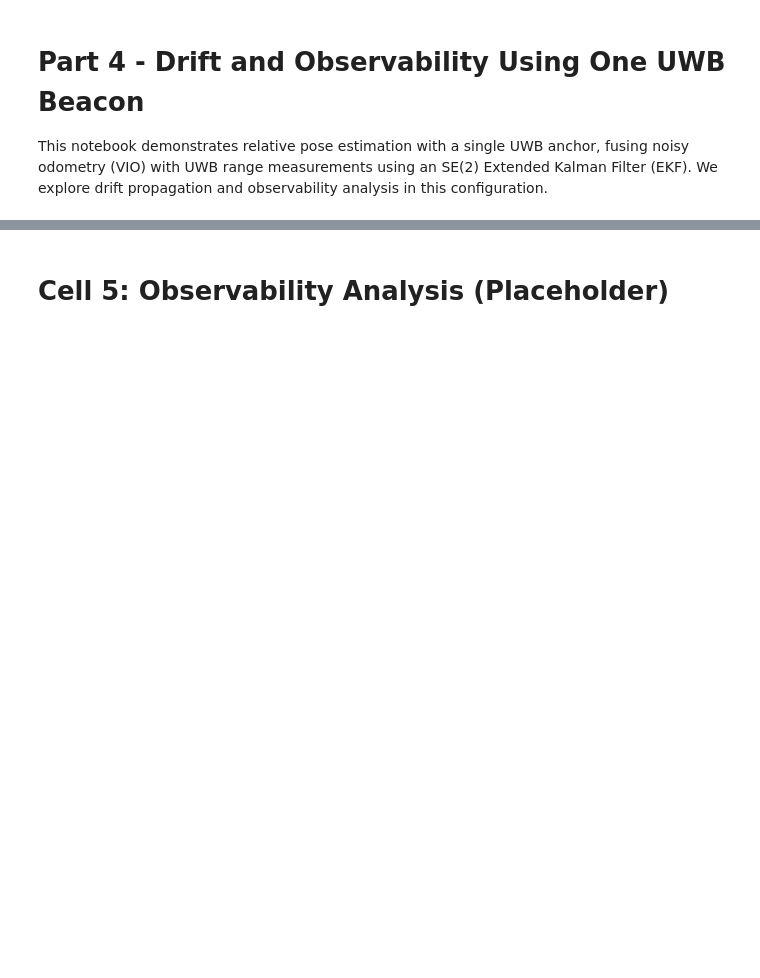
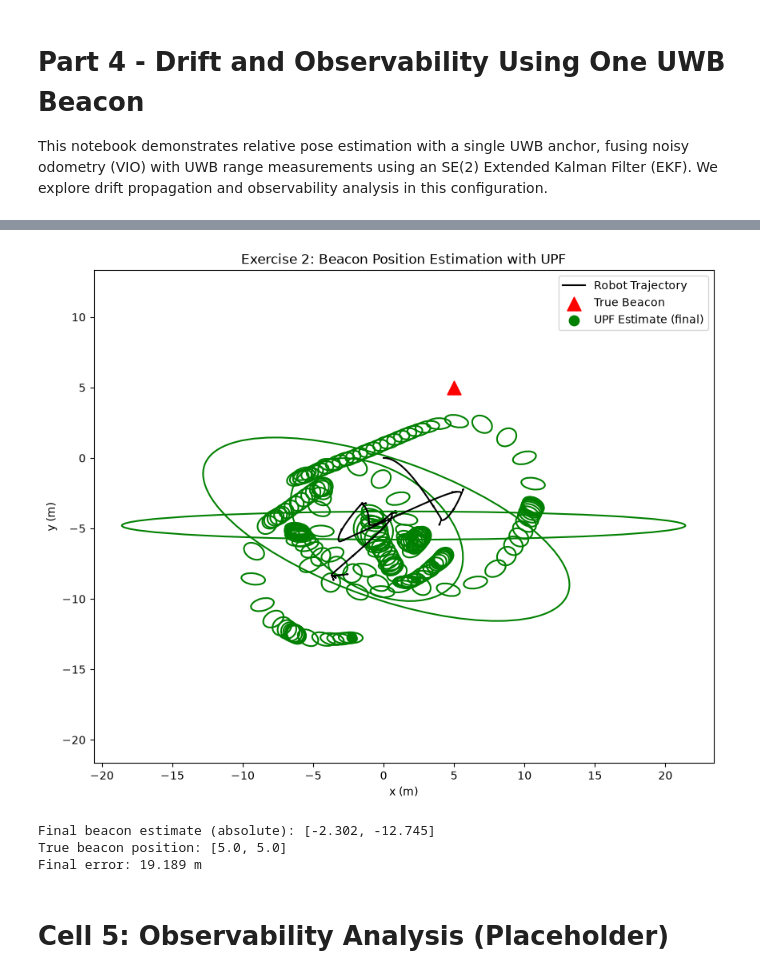
Before and after one commit to y2d2/Relative-localisation-tutorial, a Jupyter notebook: notebooks/part_4.ipynb, the cells around one changed output, grey strips where cells are left out. Saved outputs shown, nothing was run; the diff lists cells and outputs as text; code cells hidden in the pictures; blank space fills up the shorter version.

```diff
--- a/notebooks/part_4.ipynb
+++ b/notebooks/part_4.ipynb
@@ -95,34 +98,39 @@ ax.scatter([anchor_pos[0]], [anchor_pos[1]], c='red', marker='^', s=150, zorder=
 
 plot_every = 10
 for i in range(0, len(beacon_abs_positions), plot_every):
     x, y, theta = beacon_abs_positions[i]
     cov = covariances[i]
 
     r, theta_rel, h = beacon_states[i]
     P_beacon = np.array([[cov[0,0], cov[0,1]], [cov[1,0], cov[1,1]]])
 
     R_rot = np.array([[np.cos(theta), -np.sin(theta)],
                       [np.sin(theta),  np.cos(theta)]])
     P_world = R_rot @ P_beacon @ R_rot.T
 
     from matplotlib.patches import Ellipse
     ellipse = Ellipse((x, y), width=2*np.sqrt(P_world[0,0])*2.0,
                      height=2*np.sqrt(P_world[1,1])*2.0,
-                     angle=np.degrees(np.arctan2(2*P_world[0,1], P_world[0,0]-P_world[1,1])/2)),
+                     angle=np.degrees(np.arctan2(2*P_world[0,1], P_world[0,0]-P_world[1,1])/2),
                      edgecolor='green', facecolor='none', linewidth=1.5)
     ax.add_patch(ellipse)
 
 ax.scatter(beacon_abs_positions[-1, 0], beacon_abs_positions[-1, 1],
            c='green', marker='o', s=80, zorder=6, label='UPF Estimate (final)')
 
 ax.set_title('Exercise 2: Beacon Position Estimation with UPF')
 ax.legend()
 ax.axis('equal')
 plt.show()
 
 print(f"Final beacon estimate (absolute): [{beacon_abs_positions[-1, 0]:.3f}, {beacon_abs_positions[-1, 1]:.3f}]")
 print(f"True beacon position: [{anchor_pos[0]}, {anchor_pos[1]}]")
 print(f"Final error: {np.linalg.norm(beacon_abs_positions[-1, :2] - anchor_pos):.3f} m")
+# %% [output]
+[figure, added]
+Final beacon estimate (absolute): [-2.302, -12.745]
+True beacon position: [5.0, 5.0]
+Final error: 19.189 m
 # %% [markdown]
 # Cell 5: Observability Analysis (Placeholder)
 # %%
```
Also changed, not shown: parts of 2 cells of this notebook, 4 other files.
